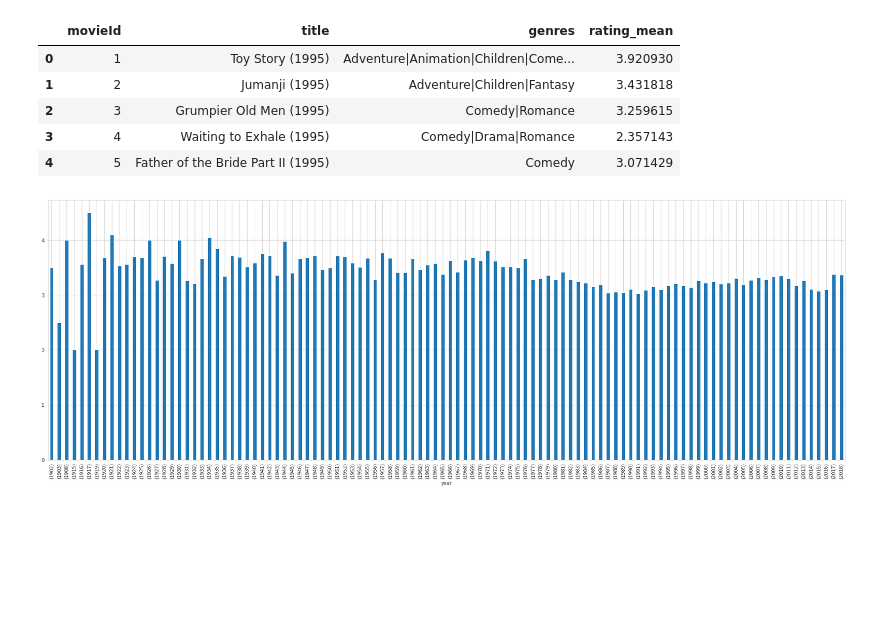
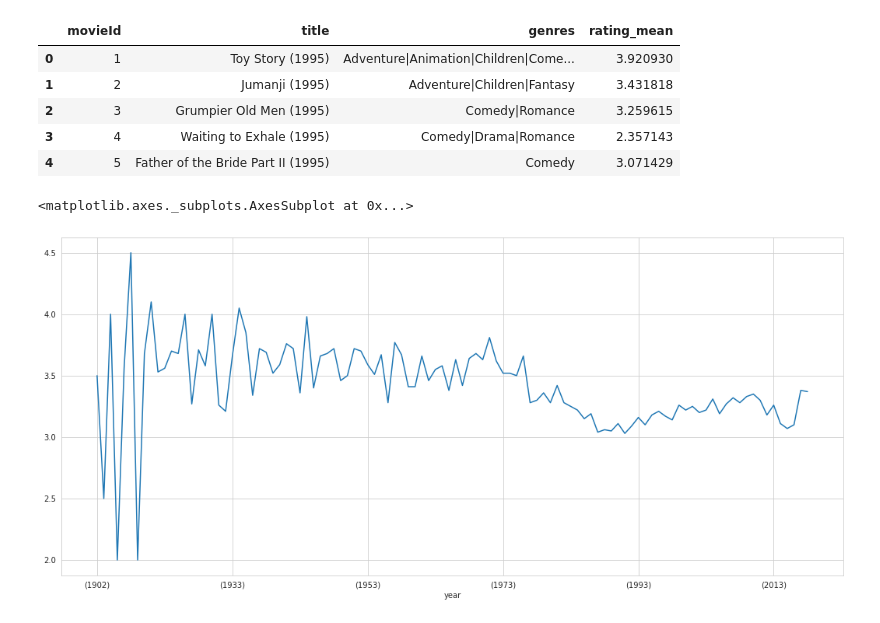
Before and after one commit to BiaChacon/data-science-starting, a Jupyter notebook: class02.ipynb, the cells around one changed output. Cells and saved outputs as stored; diff of their text form; code cells hidden in the pictures; blank space fills up the shorter version.

```diff
--- a/class02.ipynb
+++ b/class02.ipynb
@@ -206,8 +206,8 @@ mm.head()
 | 4 | 5 | Father of the Bride Part II (1995) | Comedy | 3.071429 |
 # %%
 year_mean = movies_years.groupby("year")["rating_mean"].mean().round(2)
-plt.figure(figsize=(30, 10))
-year_mean.plot(kind="bar")
-plt.show()
+plt.figure(figsize=(18, 8))
+year_mean.plot()
 # %% [output]
+<matplotlib.axes._subplots.AxesSubplot at 0x...>
-[figure, old version]
+[figure, new version]
```
